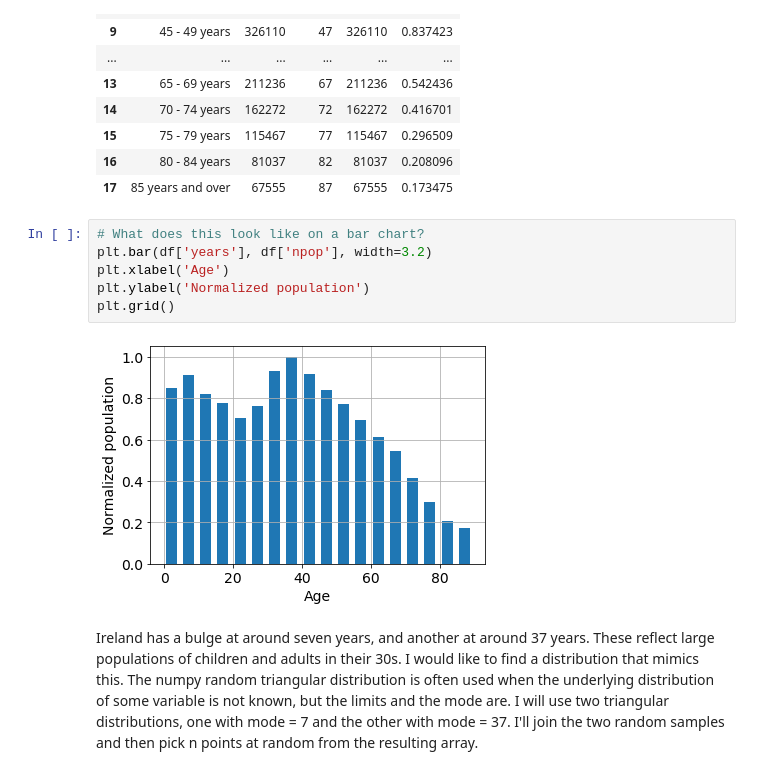
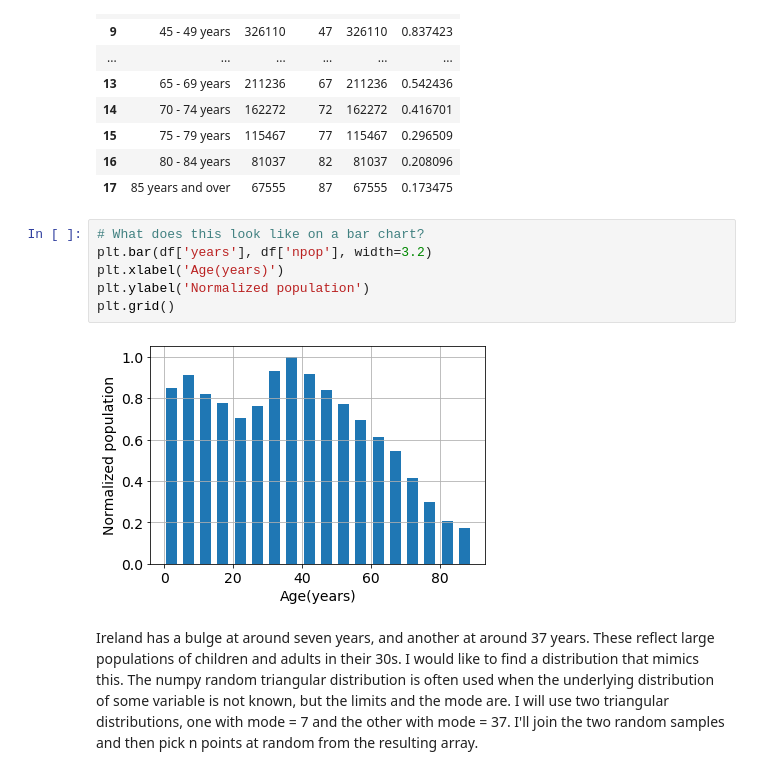
Before and after one commit to elizabethdaly/simulating-data, a Jupyter notebook: eyesight.ipynb, the cells around one changed output. Saved outputs shown, nothing was run; the diff lists cells and outputs as text.

```diff
--- a/eyesight.ipynb
+++ b/eyesight.ipynb
@@ -377,11 +386,11 @@ df
 # %%
 # What does this look like on a bar chart?
 plt.bar(df['years'], df['npop'], width=3.2)
-plt.xlabel('Age')
+plt.xlabel('Age(years)')
 plt.ylabel('Normalized population')
 plt.grid()
 # %% [output]
-[figure, old version]
+[figure, new version]
 # %% [markdown]
 Ireland has a bulge at around seven years, and another at around 37 years. These reflect large populations of children and adults in their 30s. I would like to find a distribution that mimics this. The numpy random triangular distribution is often used when the underlying distribution of some variable is not known, but the limits and the mode are. I will use two triangular distributions, one with mode = 7 and the other with mode = 37. I'll join the two random samples and then pick n points at random from the resulting array.
 # %%
```
Also changed, not shown: parts of 28 cells of this notebook, 1 other file.
